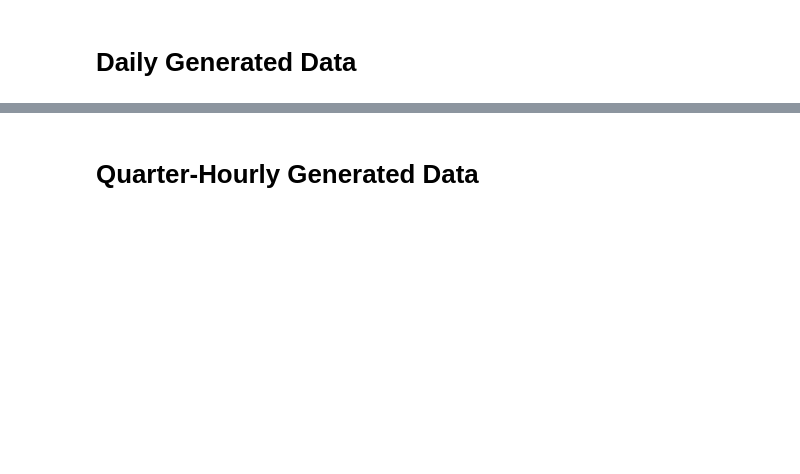
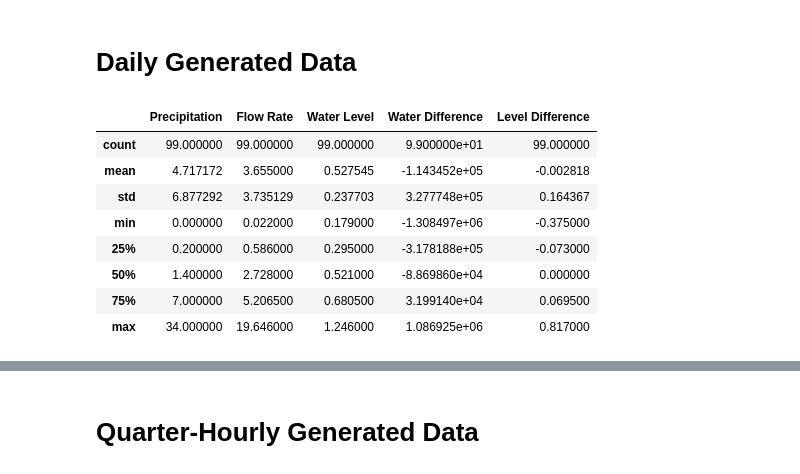
Before and after one commit to IainHigh/IEL, a Jupyter notebook: Notebooks/Generated Data Exploration.ipynb, the cells around one changed output, grey strips where cells are left out. Saved outputs shown, nothing was run; the diff lists cells and outputs as text; code cells hidden in the pictures; blank space fills up the shorter version.

```diff
--- a/Notebooks/Generated Data Exploration.ipynb
+++ b/Notebooks/Generated Data Exploration.ipynb
@@ -35,3 +18,18 @@ daily.describe()
+# %%
+# Read in the Daily_Generated_Data.csv file
+daily = pd.read_csv('/home/iain/Desktop/IEL/Data/Generated Data/Daily Generated Data.csv')
+daily = calculateWaterAndLevelDifference(dataframe=daily, daily=True)
+daily.describe()
+# %% [output]
+|  | Precipitation | Flow Rate | Water Level | Water Difference | Level Difference |
+| count | 99.000000 | 99.000000 | 99.000000 | 9.900000e+01 | 99.000000 |
+| mean | 4.717172 | 3.655000 | 0.527545 | -1.143452e+05 | -0.002818 |
+| std | 6.877292 | 3.735129 | 0.237703 | 3.277748e+05 | 0.164367 |
+| min | 0.000000 | 0.022000 | 0.179000 | -1.308497e+06 | -0.375000 |
+| 25% | 0.200000 | 0.586000 | 0.295000 | -3.178188e+05 | -0.073000 |
+| 50% | 1.400000 | 2.728000 | 0.521000 | -8.869860e+04 | 0.000000 |
+| 75% | 7.000000 | 5.206500 | 0.680500 | 3.199140e+04 | 0.069500 |
+| max | 34.000000 | 19.646000 | 1.246000 | 1.086925e+06 | 0.817000 |
 # %%
 # Plot the water difference and the level derivative against the date with different axis scales
 fig, ax1 = plt.subplots()
```
Also changed, not shown: parts of 12 cells of this notebook, 7 other files.
